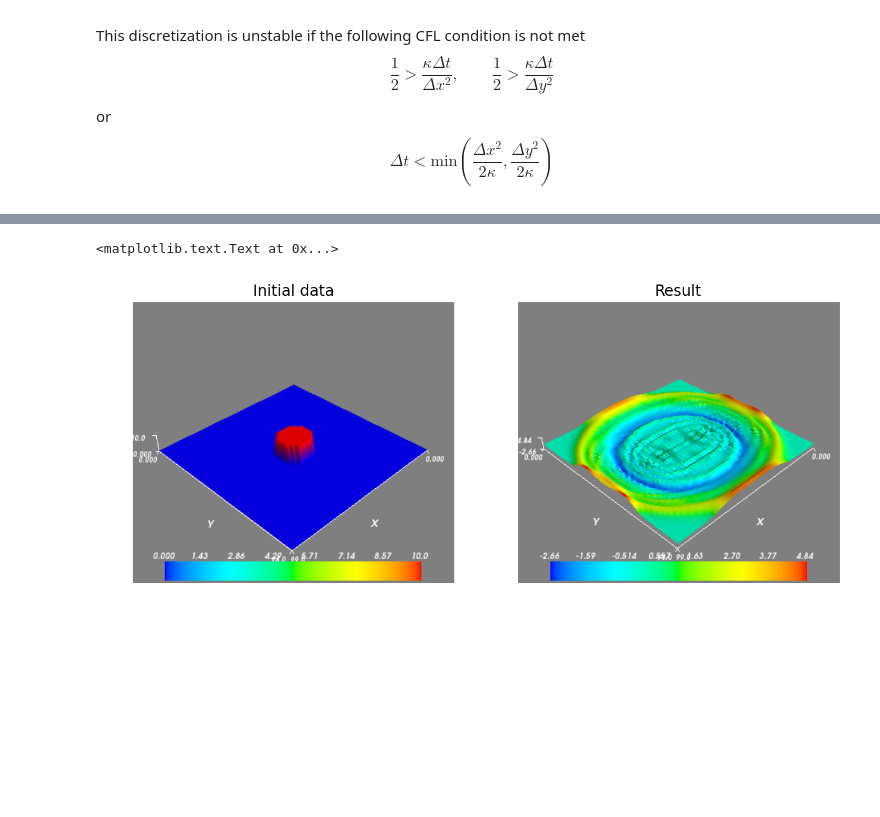
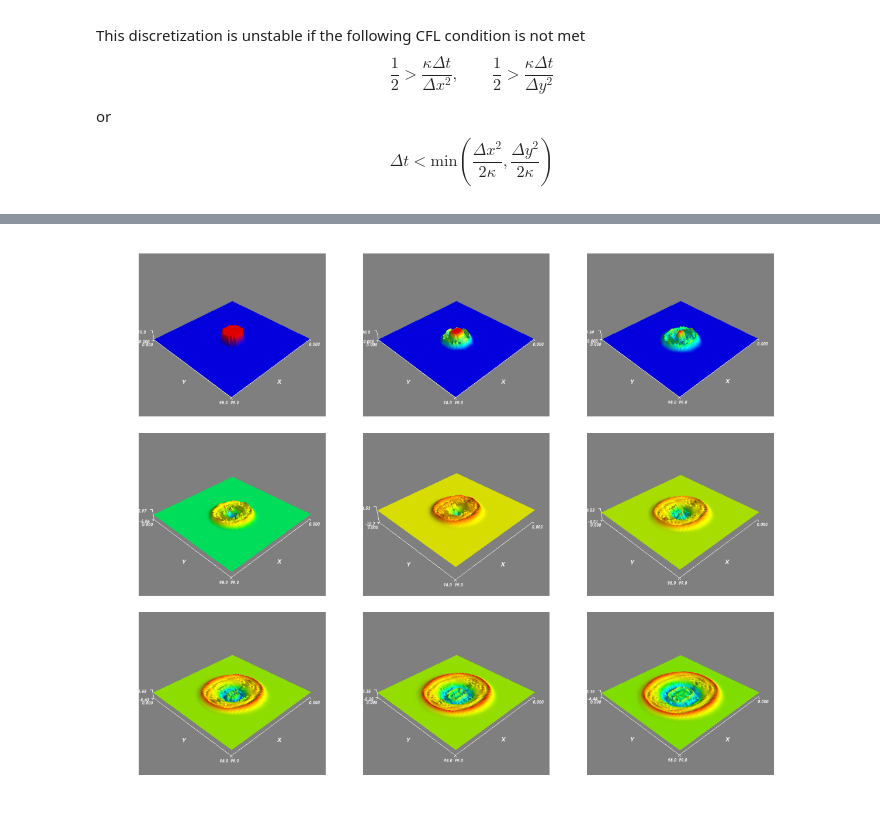
Before and after one commit to babrodtk/conslaws_python_opencl, a Jupyter notebook: LinearWave2D.ipynb, the cells around one changed output, grey strips where cells are left out. Cells and saved outputs as stored; diff of their text form; code cells hidden in the pictures; blank space fills up the shorter version.

```diff
--- a/LinearWave2D.ipynb
+++ b/LinearWave2D.ipynb
@@ -181,3 +165,18 @@ def opencl_linear_wave(u1, u0, c, dx, dy, dt, nt):
+# %%
+"""
+Computes a solution to the linear wave equation equation using an explicit finite difference scheme with OpenCL
+"""
+def opencl_linear_wave(cl_data, c, dx, dy, dt, nt):
+    #Loop through all the timesteps
+    for i in range(0, nt):
+        #Execute program on device
+        linear_wave_2D(cl_queue, (nx,ny), None, \
+                       cl_data.u2, cl_data.u1, cl_data.u0, \
+                       numpy.float32(c), numpy.float32(dt), numpy.float32(dx), numpy.float32(dy))
+        linear_wave_2D_bc(cl_queue, (nx, ny), None, cl_data.u2)
+
+        #Swap variables
+        cl_data.u0, cl_data.u1, cl_data.u2 = cl_data.u1, cl_data.u2, cl_data.u0
 # %%
 #Plotting helper
 def easy_surf(u, dx, dy):
@@ -191,38 +190,45 @@ def easy_surf(u, dx, dy):
 
     mlab.surf(x, y, u)
     mlab.axes()
-    mlab.colorbar()
-    imshow(mlab.screenshot())
-    axis('off')
+    scr = mlab.screenshot();
     mlab.close()
+    return scr;
 # %%
 #Create test input data
 c = 1.0
 nx, ny = 100, 50
 dx = 1.0
 dy = 2.0
-dt = 0.4 * min(dx / (2.0*c), dy / (2.0*c))
+dt = 0.2 * min(dx / (2.0*c), dy / (2.0*c))
 
 u0 = np.zeros((nx, ny)).astype(np.float32, order='F')
 for j in range(ny):
     for i in range(nx):
         x = (i - nx/2.0) * dx
         y = (j - ny/2.0) * dy
         if (sqrt(x**2 + y**2) < 10*min(dx, dy)):
             u0[i, j] = 10.0
 u1 = u0
+cl_data = LinearWaveDataCL(u0, u1)
 
-#Simulate
-u1 = opencl_linear_wave(u0, u1, c, dx, dy, dt, 100)
+#Plot initial conditions
+fig_2d, ax_2d = subplots(3, 3, sharex=True, sharey=True, squeeze=True)
+ax_2d = np.reshape(ax_2d, 3*3)
+subplots_adjust(wspace=0.1, hspace=0.1)
 
-#Plot
-figure()
-subplot(1,2,1)
-easy_surf(u0, dx, dy)
-title('Initial data')
-subplot(1,2,2)
-easy_surf(u1, dx, dy)
-title('Result')
+ax_2d[0].imshow(easy_surf(u0, dx, dy))
+ax_2d[0].axis('off')
+
+for i in range(1, 9):
+    timesteps_per_plot=10
+    #Simulate
+    opencl_linear_wave(cl_data, c, dx, dy, dt, timesteps_per_plot)
+
+    #Download data
+    u1 = cl_data.download()
+
+    #Plot
+    ax_2d[i].imshow(easy_surf(u1, dx, dy))
+    ax_2d[i].axis('off')
 # %% [output]
-<matplotlib.text.Text at 0x...>
-[figure, old version]
+[figure, new version]
```
Also changed, not shown: parts of 2 cells of this notebook, 3 other files.
